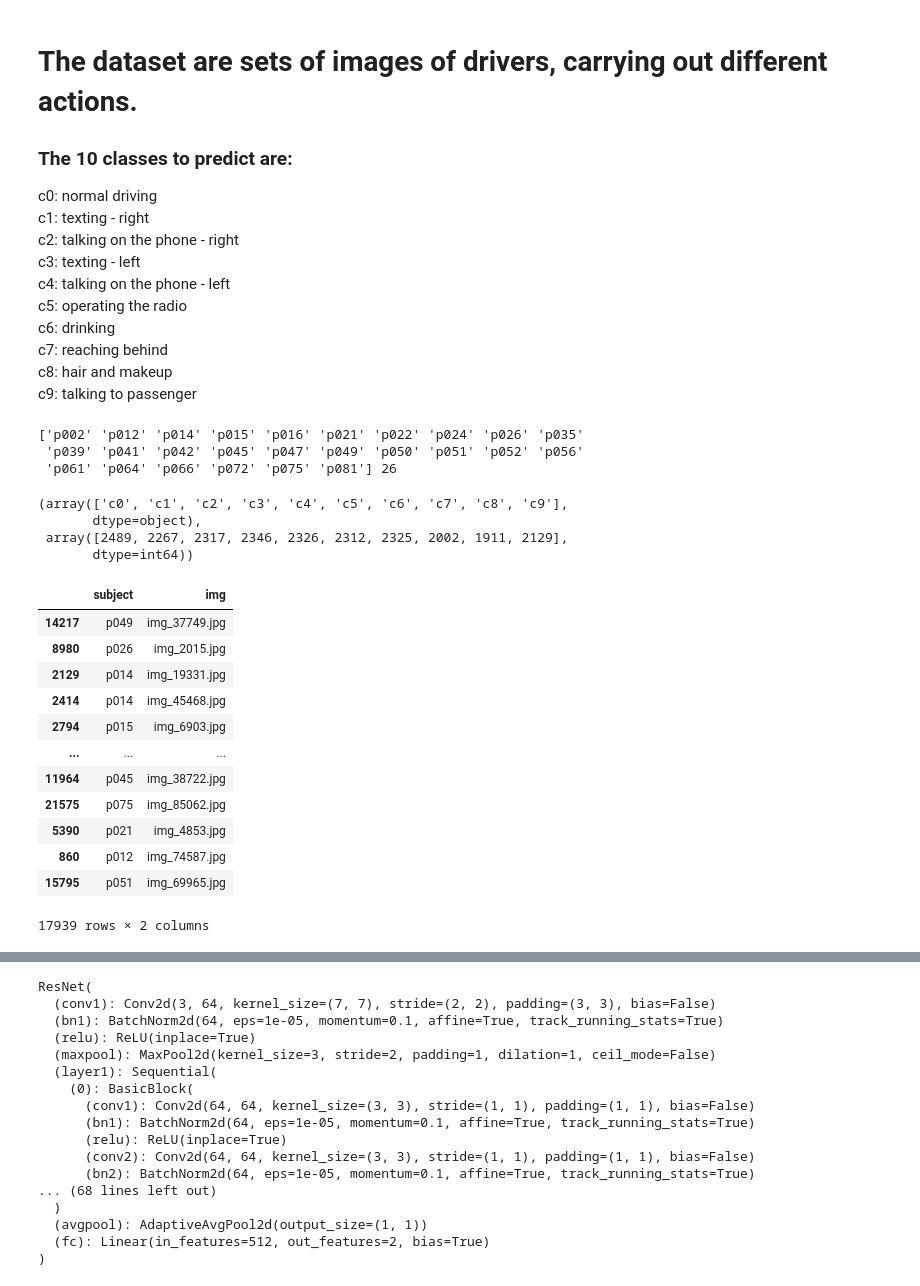
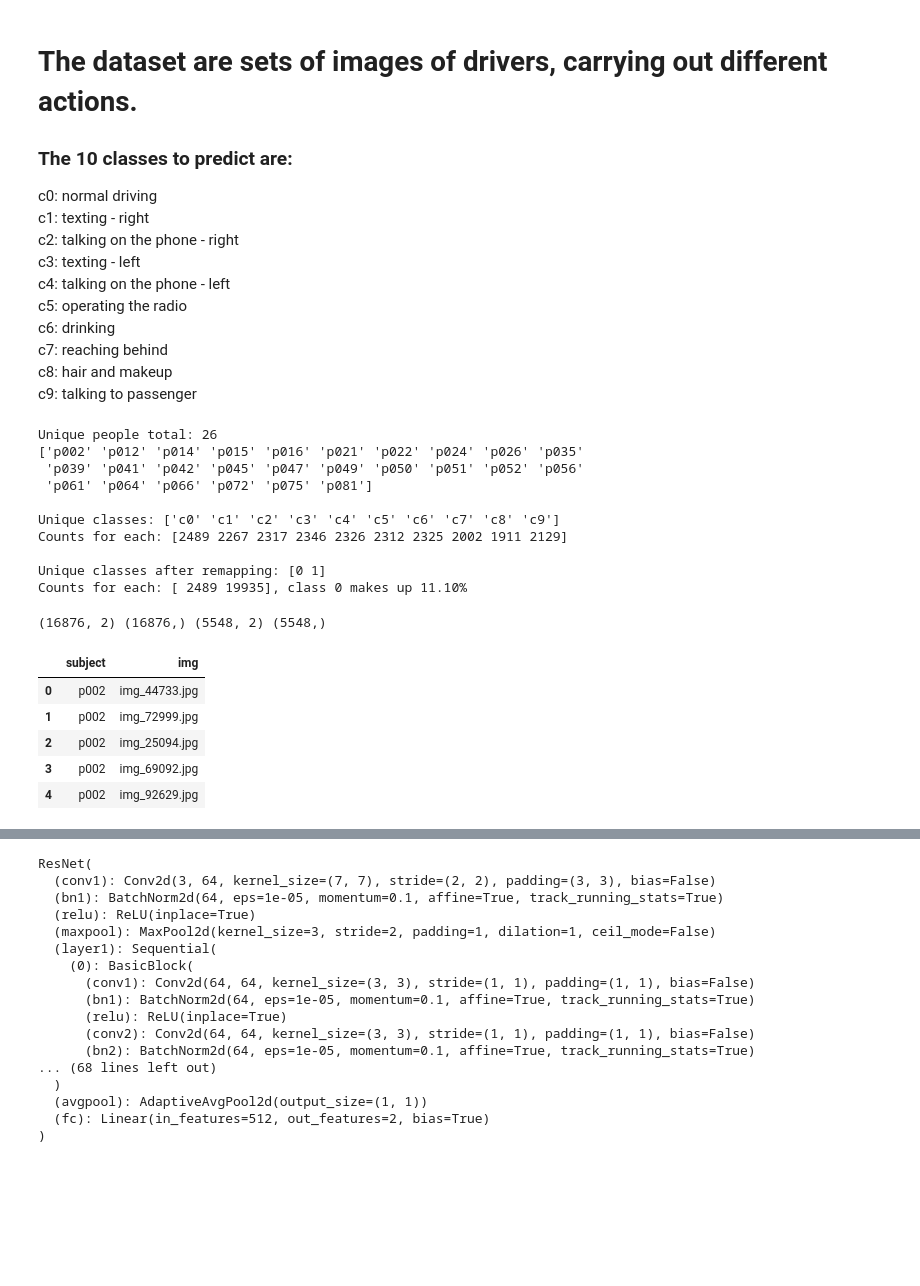
Before and after one commit to Xannadoo/AML_Classifying_distracted_drivers, a Jupyter notebook: statefarm_drivers_01.ipynb, the cells around one changed output, grey strips where cells are left out. Cells and saved outputs as stored; diff of their text form; code cells hidden in the pictures; blank space fills up the shorter version.

Commit message:
model training

```diff
--- a/statefarm_drivers_01.ipynb
+++ b/statefarm_drivers_01.ipynb
@@ -39,36 +37,57 @@ df = pd.read_csv("src/driver_imgs_list.csv")
 # For pilot study, we approach this with binary classification:
 # Normal driving c0 vs not_c0 (designated as c1)
 #df["classname"].loc[df["classname"] != "c0"] = "c1"
-print(df["subject"].unique(), len(df["subject"].unique()))
 
-np.unique(df["classname"], return_counts=True)
+print(f'Unique people total: {len(df["subject"].unique())}\n{df["subject"].unique()}\n')
 
-people = (df["subject"].unique()
+print(f'Unique classes: {np.unique(df["classname"])}\nCounts for each: {np.unique(df["classname"], return_counts=True)[1]}\n')
+
+people = df["subject"].unique()
+
+
+df.classname = df.classname.map(lambda x: 0 if x=='c0' else 1)
+
+to = np.unique(df["classname"], return_counts=True)[1]
+print(f'Unique classes after remapping: {np.unique(df["classname"])}\nCounts for each: {to}, class 0 makes up {to[0]/(to[0] + to[1]):.2%}')
 # %% [output]
+Unique people total: 26
 ['p002' 'p012' 'p014' 'p015' 'p016' 'p021' 'p022' 'p024' 'p026' 'p035'
  'p039' 'p041' 'p042' 'p045' 'p047' 'p049' 'p050' 'p051' 'p052' 'p056'
- 'p061' 'p064' 'p066' 'p072' 'p075' 'p081'] 26
+ 'p061' 'p064' 'p066' 'p072' 'p075' 'p081']
+
+Unique classes: ['c0' 'c1' 'c2' 'c3' 'c4' 'c5' 'c6' 'c7' 'c8' 'c9']
+Counts for each: [2489 2267 2317 2346 2326 2312 2325 2002 1911 2129]
+
+Unique classes after remapping: [0 1]
+Counts for each: [ 2489 19935], class 0 makes up 11.10%
-(array(['c0', 'c1', 'c2', 'c3', 'c4', 'c5', 'c6', 'c7', 'c8', 'c9'],
-       dtype=object),
- array([2489, 2267, 2317, 2346, 2326, 2312, 2325, 2002, 1911, 2129],
-       dtype=int64))
-# %%
-y = df["classname"]
-X = df.drop(columns=["classname"]).copy()
-
-X_train, X_test, y_train, y_test = train_test_split(X, y, test_size=0.2, random_state=42)
-X_train
-# %% [output]
-|  | subject | img |
-| 14217 | p049 | img_37749.jpg |
-| 8980 | p026 | img_2015.jpg |
-| 2129 | p014 | img_19331.jpg |
-| 2414 | p014 | img_45468.jpg |
-| 2794 | p015 | img_6903.jpg |
-| ... | ... | ... |
-| 11964 | p045 | img_38722.jpg |
-| 21575 | p075 | img_85062.jpg |
-| 5390 | p021 | img_4853.jpg |
-| 860 | p012 | img_74587.jpg |
-| 15795 | p051 | img_69965.jpg |
-17939 rows × 2 columns
+# %%
+#y = df["classname"]
+#X = df.drop(columns=["classname"]).copy()
+
+#X_train, X_test, y_train, y_test = train_test_split(X, y, test_size=0.2, random_state=42) #doesn't stop people being in both train/test
+
+np.random.seed(42)
+
+train_idx = np.random.choice(people, 20, replace=False)
+test_idx = [x for x in people if (x in train_idx)==False]
+
+train = df[df.subject.isin(train_idx)].copy()
+test= df[df.subject.isin(test_idx)].copy()
+
+y_train = train["classname"]
+X_train = train.drop(columns=["classname"]).copy()
+
+y_test = test["classname"]
+X_test = test.drop(columns=["classname"]).copy()
+
+print(X_train.shape, y_train.shape, X_test.shape, y_test.shape)
+
+X_train.head(5)
+# %% [output]
+(16876, 2) (16876,) (5548, 2) (5548,)
+|  | subject | img |
+| 0 | p002 | img_44733.jpg |
+| 1 | p002 | img_72999.jpg |
+| 2 | p002 | img_25094.jpg |
+| 3 | p002 | img_69092.jpg |
+| 4 | p002 | img_92629.jpg |
```
Also changed, not shown: parts of 5 cells of this notebook, 3 other files.
